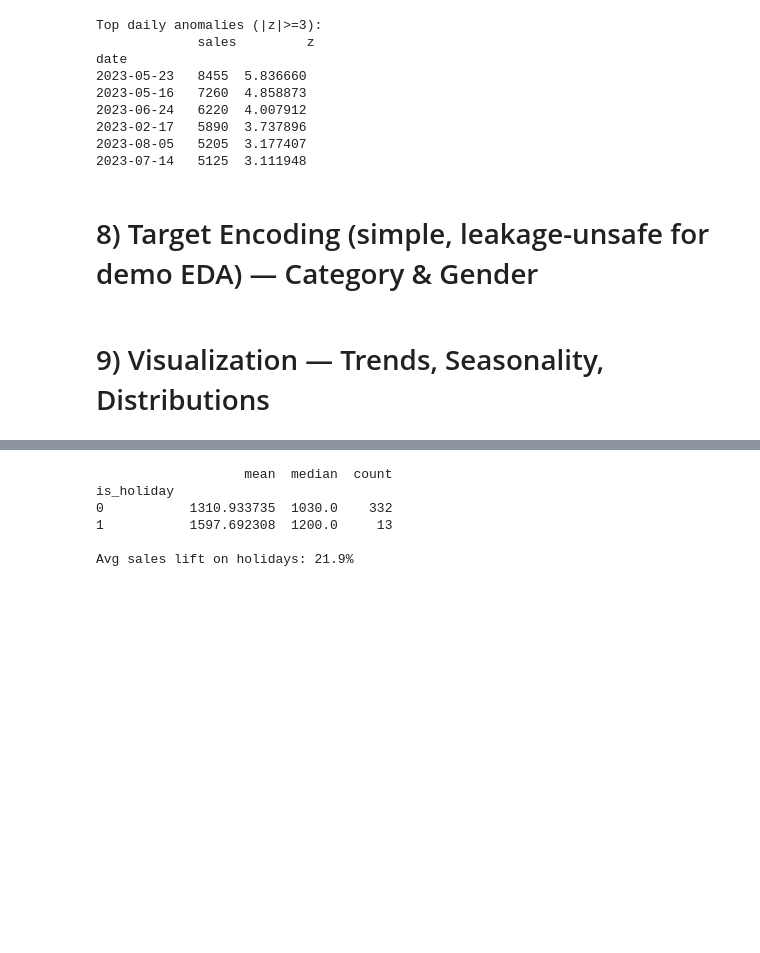
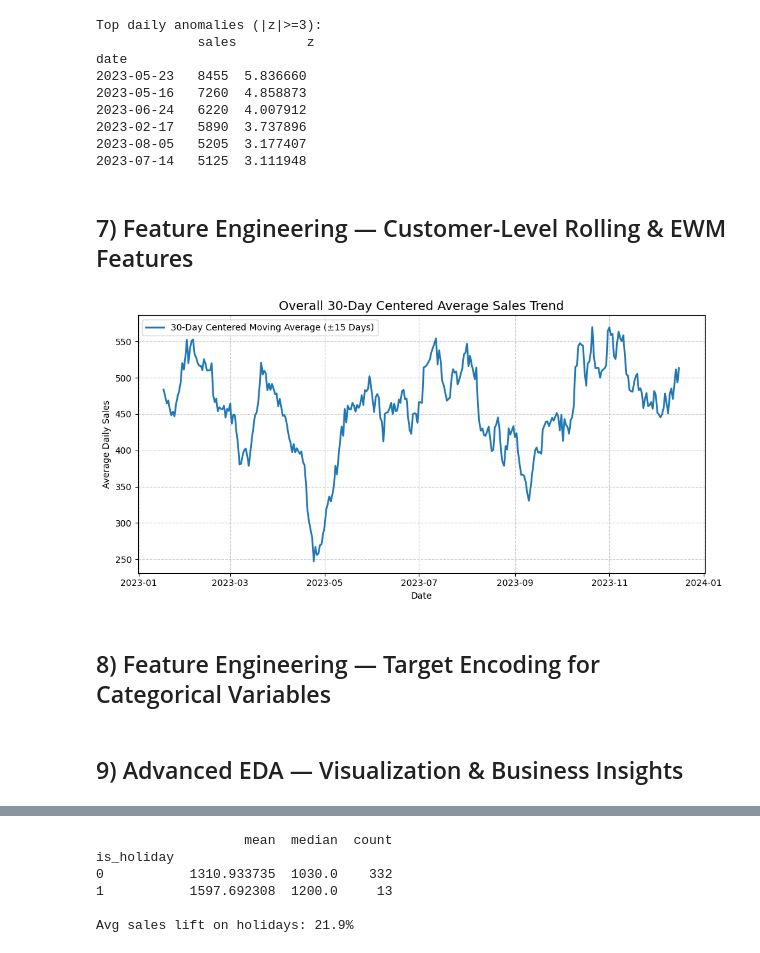
Before and after one commit to alex-w-yoo/retail-sales-eda-py, a Jupyter notebook: CS667_Project1_Alex_Yoo.ipynb, the cells around one changed output, grey strips where cells are left out. Drawn from its saved outputs; the diff is of its cells as text; code cells hidden in the pictures; blank space fills up the shorter version.

```diff
--- a/CS667_Project1_Alex_Yoo.ipynb
+++ b/CS667_Project1_Alex_Yoo.ipynb
@@ -227,26 +234,3 @@ Outlier rate: 0.0
-# %%
-cust = col("customer_id")
-if cust is None:
-    df["__fake_customer_id__"] = 1
-    cust = "__fake_customer_id__"
-
-df = df.sort_values([cust, d]).copy()
-df[target] = df[target].fillna(0)
-
-for w in [3, 7, 30]:
-    roll_sum = (
-        df.groupby(cust)
-          .rolling(f"{w}D", on=d)[target]
-          .sum()
-          .reset_index(level=0, drop=True)
-    )
-    df[f"cust_amt_roll_{w}d"] = roll_sum.values
-
-df["cust_amt_ewm_span7"] = (
-    df.groupby(cust, sort=False)[target]
-      .apply(lambda s: s.ewm(span=7, adjust=False).mean())
-      .reset_index(level=0, drop=True)
-)
 # %%
 # Daily anomalies via z-score
 daily = df.groupby('date')[target].sum().rename('sales').to_frame()
@@ -263,8 +247,31 @@ date
 2023-02-17   5890  3.737896
 2023-08-05   5205  3.177407
 2023-07-14   5125  3.111948
+# %% [markdown]
+## 7) Feature Engineering — Customer-Level Rolling & EWM Features
+# %%
+daily_mean_sales = (
+    df.groupby(df[d].dt.to_period("D"))[target]
+      .mean()
+      .to_timestamp()
+)
+
+rolling_30d_centered_mean = daily_mean_sales.rolling(window=31, center=True).mean()
+
+plt.figure(figsize=(10, 5))
+plt.plot(rolling_30d_centered_mean, label="30-Day Centered Moving Average (±15 Days)",
+         color="tab:blue", linewidth=2)
+plt.title("Overall 30-Day Centered Average Sales Trend", fontsize=14)
+plt.xlabel("Date")
+plt.ylabel("Average Daily Sales")
+plt.grid(True, linestyle="--", alpha=0.6)
+plt.legend()
+plt.tight_layout()
+plt.show()
+# %% [output]
+[figure, added]
 # %% [markdown]
-# 8) Target Encoding (simple, leakage-unsafe for demo EDA) — Category & Gender
+## 8) Feature Engineering — Target Encoding for Categorical Variables
 # %%
 global_mean = df[target].mean()
 
@@ -289,3 +283,3 @@ if len(safe_num_cols) > 0:
 # %% [markdown]
-# 9) Visualization — Trends, Seasonality, Distributions
+## 9) Advanced EDA — Visualization & Business Insights
 # %%
```
Also changed, not shown: parts of 29 cells of this notebook.
